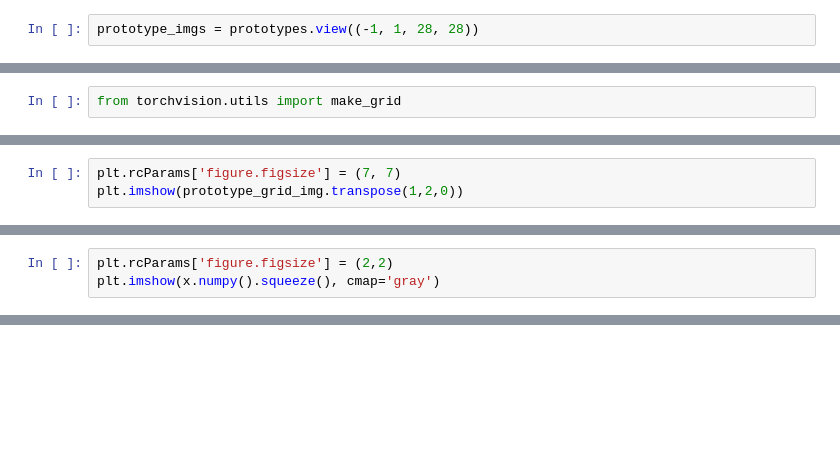
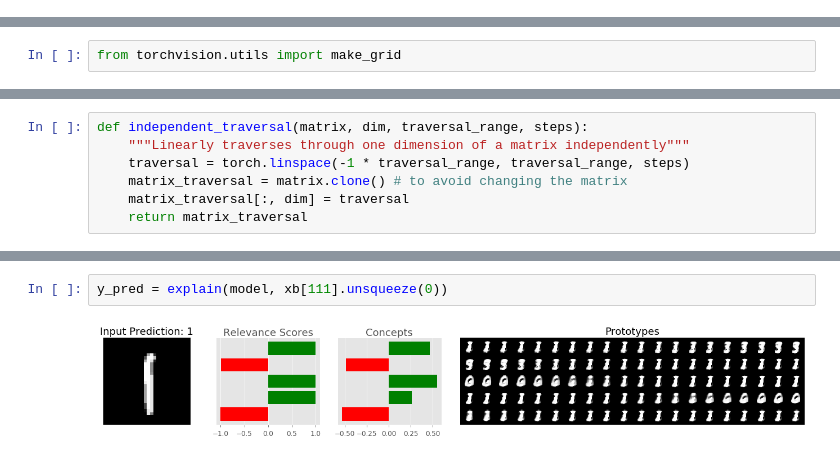
Before and after one commit to AmanDaVinci/SENN, a Jupyter notebook: notebooks/Self-Explaining-NN-with-Disentanglement.ipynb, the cells around one changed output, grey strips where cells are left out. Drawn from its saved outputs; the diff is of its cells as text; blank space fills up the shorter version.

```diff
--- a/notebooks/Self-Explaining-NN-with-Disentanglement.ipynb
+++ b/notebooks/Self-Explaining-NN-with-Disentanglement.ipynb
@@ -297,2 +212,0 @@ torch.Size([100, 784])
-# %%
-prototype_imgs = prototypes.view((-1, 1, 28, 28))
@@ -323,3 +214,0 @@ plt.barh(range(num_concepts), relevances[:,y_pred.argmax(1)])
-# %%
-plt.rcParams['figure.figsize'] = (7, 7)
-plt.imshow(prototype_grid_img.transpose(1,2,0))
@@ -329,3 +214,0 @@ plt.imshow(prototype_grid_img.transpose(1,2,0))
-# %%
-plt.rcParams['figure.figsize'] = (2,2)
-plt.imshow(x.numpy().squeeze(), cmap='gray')
@@ -334,0 +215,7 @@ plt.imshow(x.numpy().squeeze(), cmap='gray')
+# %%
+def independent_traversal(matrix, dim, traversal_range, steps):
+    """Linearly traverses through one dimension of a matrix independently"""
+    traversal = torch.linspace(-1 * traversal_range, traversal_range, steps)
+    matrix_traversal = matrix.clone() # to avoid changing the matrix
+    matrix_traversal[:, dim] = traversal
+    return matrix_traversal
@@ -334,0 +293,4 @@ plt.imshow(x.numpy().squeeze(), cmap='gray')
+# %%
+y_pred = explain(model, xb[111].unsqueeze(0))
+# %% [output]
+[figure, added]
```
Also changed, not shown: parts of 27 cells of this notebook.
